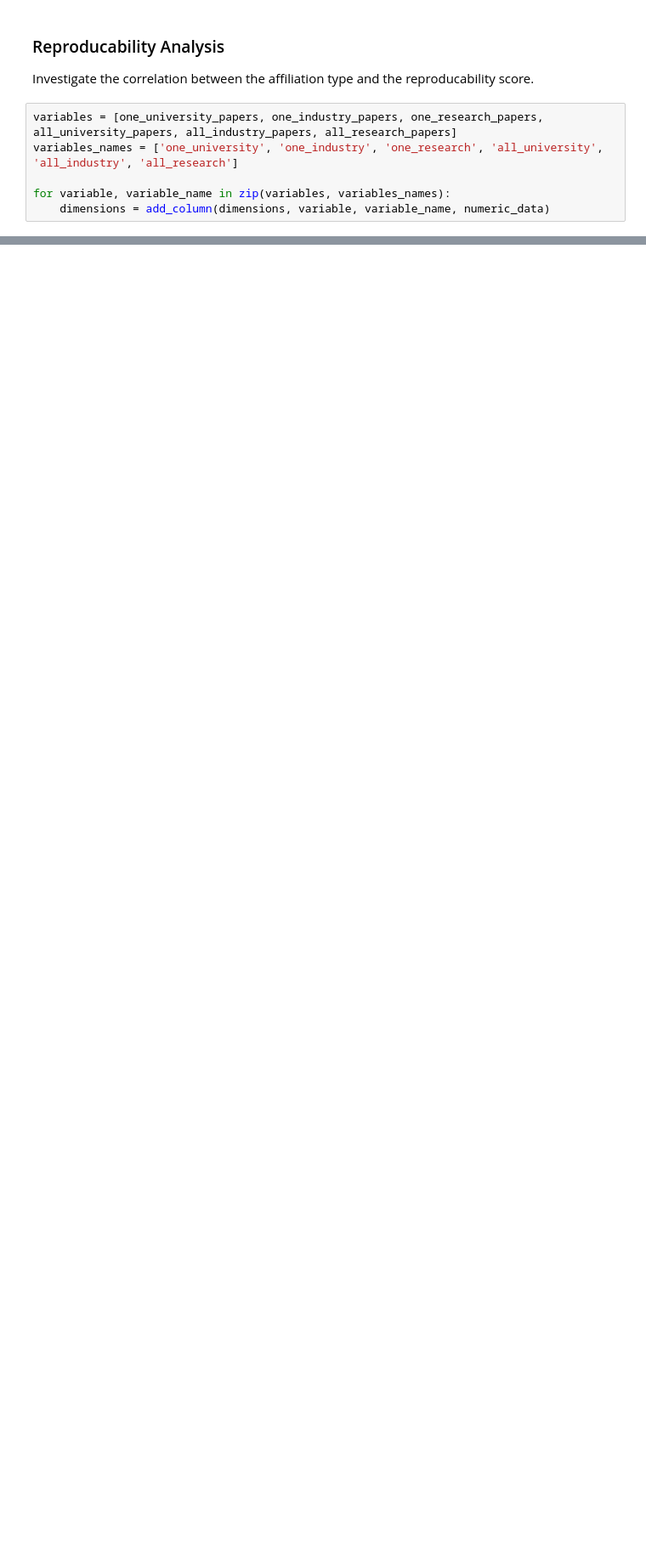
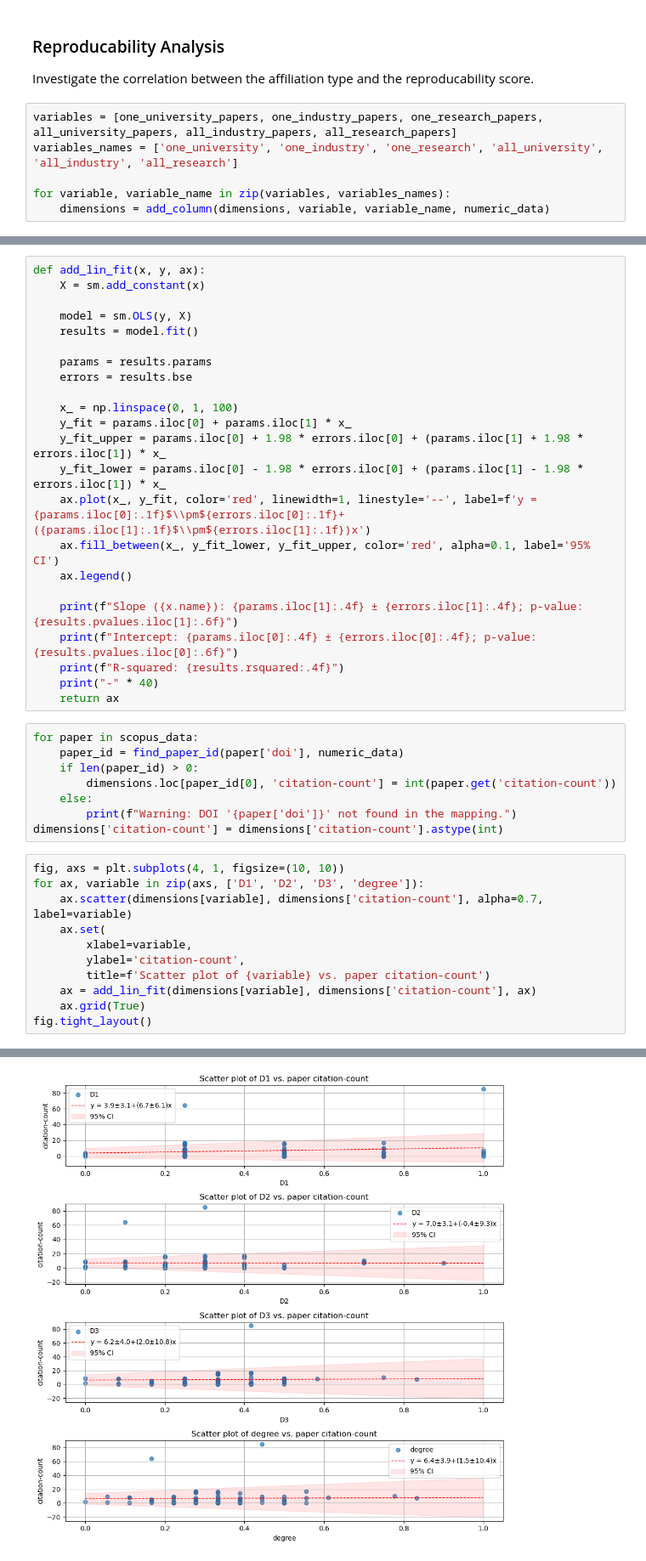
Before and after one commit to michad1111/reproducibility-analysis-ml-based-fdd-hvac, a Jupyter notebook: notebooks/3_data_analysis.ipynb, the cells around one changed output, grey strips where cells are left out. Shown at 85% size. Saved outputs shown, nothing was run; the diff lists cells and outputs as text; blank space fills up the shorter version.

Commit message:
add citations vs. reproducability

```diff
--- a/notebooks/3_data_analysis.ipynb
+++ b/notebooks/3_data_analysis.ipynb
@@ -619,0 +623,43 @@ fig.tight_layout()
+# %%
+def add_lin_fit(x, y, ax):
+    X = sm.add_constant(x)
+
+    model = sm.OLS(y, X)
+    results = model.fit()
+
+    params = results.params
+    errors = results.bse
+
+    x_ = np.linspace(0, 1, 100)
+    y_fit = params.iloc[0] + params.iloc[1] * x_
+    y_fit_upper = params.iloc[0] + 1.98 * errors.iloc[0] + (params.iloc[1] + 1.98 * errors.iloc[1]) * x_
+    y_fit_lower = params.iloc[0] - 1.98 * errors.iloc[0] + (params.iloc[1] - 1.98 * errors.iloc[1]) * x_
+    ax.plot(x_, y_fit, color='red', linewidth=1, linestyle='--', label=f'y = {params.iloc[0]:.1f}$\\pm${errors.iloc[0]:.1f}+({params.iloc[1]:.1f}$\\pm${errors.iloc[1]:.1f})x')
+    ax.fill_between(x_, y_fit_lower, y_fit_upper, color='red', alpha=0.1, label='95% CI')
+    ax.legend()
+
+    print(f"Slope ({x.name}): {params.iloc[1]:.4f} ± {errors.iloc[1]:.4f}; p-value: {results.pvalues.iloc[1]:.6f}")
+    print(f"Intercept: {params.iloc[0]:.4f} ± {errors.iloc[0]:.4f}; p-value: {results.pvalues.iloc[0]:.6f}")
+    print(f"R-squared: {results.rsquared:.4f}")
+    print("-" * 40)
+    return ax
+# %%
+for paper in scopus_data:
+    paper_id = find_paper_id(paper['doi'], numeric_data)
+    if len(paper_id) > 0:
+        dimensions.loc[paper_id[0], 'citation-count'] = int(paper.get('citation-count'))
+    else:
+        print(f"Warning: DOI '{paper['doi']}' not found in the mapping.")
+dimensions['citation-count'] = dimensions['citation-count'].astype(int)
+# %%
+fig, axs = plt.subplots(4, 1, figsize=(10, 10))
+for ax, variable in zip(axs, ['D1', 'D2', 'D3', 'degree']):
+    ax.scatter(dimensions[variable], dimensions['citation-count'], alpha=0.7, label=variable)
+    ax.set(
+        xlabel=variable,
+        ylabel='citation-count',
+        title=f'Scatter plot of {variable} vs. paper citation-count')
+    ax = add_lin_fit(dimensions[variable], dimensions['citation-count'], ax)
+    ax.grid(True)
+fig.tight_layout()
+# %% [output]
@@ -619,0 +682 @@ fig.tight_layout()
+[figure, added]
```
Also changed, not shown: parts of 5 cells of this notebook.
